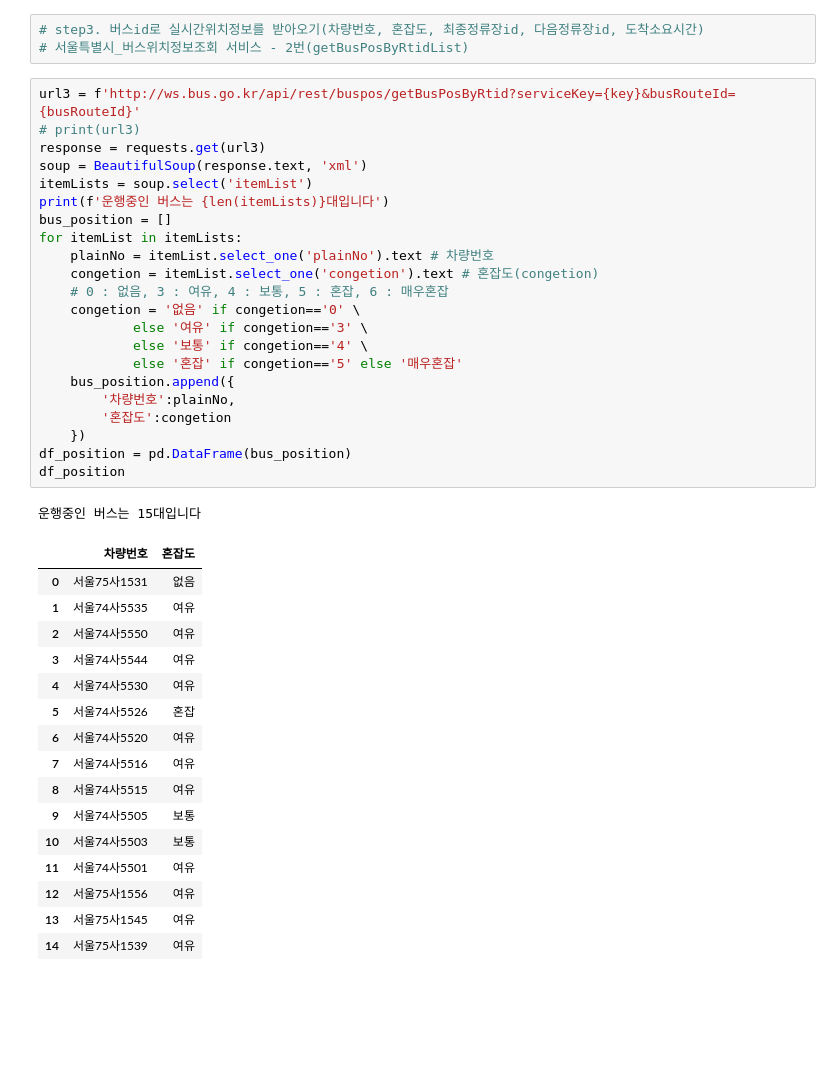
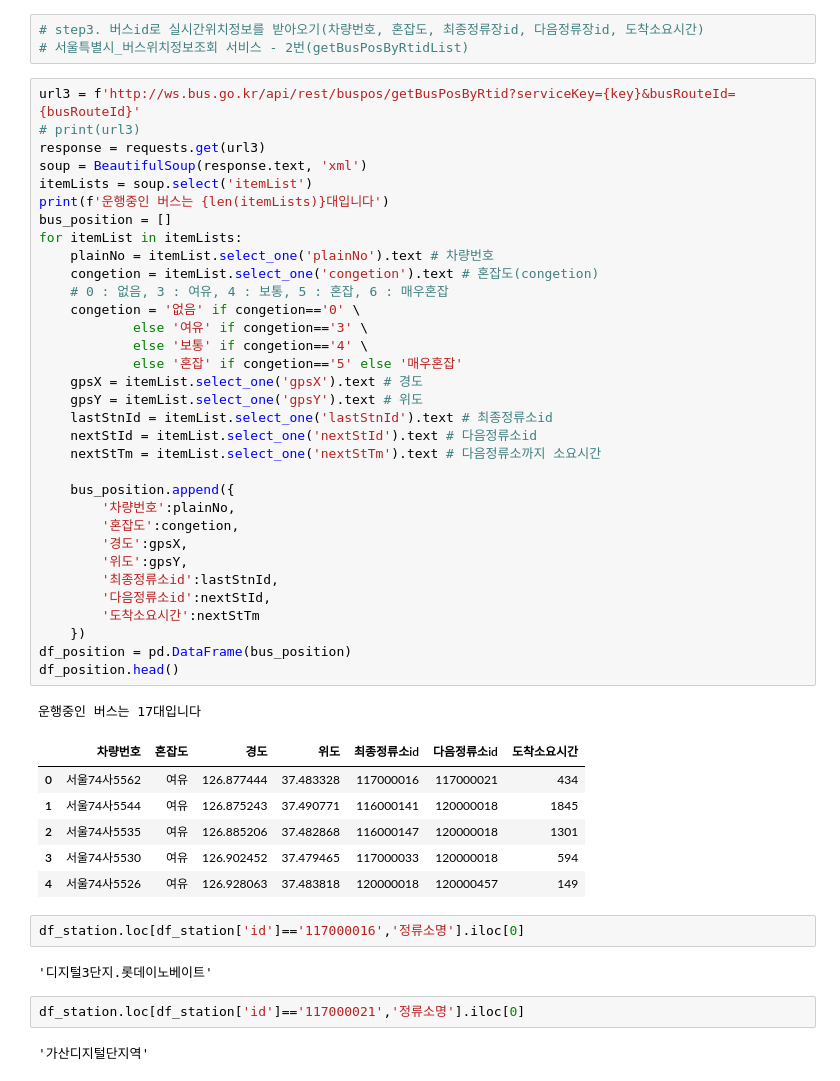
Before and after one commit to hurjoung/ai, a Jupyter notebook: source/01_python/ch14_웹데이터수집1_정적_공공api.ipynb, the cells around one changed output. Saved outputs shown, nothing was run; the diff lists cells and outputs as text; blank space fills up the shorter version.

```diff
--- a/source/01_python/ch14_웹데이터수집1_정적_공공api.ipynb
+++ b/source/01_python/ch14_웹데이터수집1_정적_공공api.ipynb
@@ -1217,40 +1216,49 @@ df_station.head()
 # %%
 url3 = f'http://ws.bus.go.kr/api/rest/buspos/getBusPosByRtid?serviceKey={key}&busRouteId={busRouteId}'
 # print(url3)
 response = requests.get(url3)
 soup = BeautifulSoup(response.text, 'xml')
 itemLists = soup.select('itemList')
 print(f'운행중인 버스는 {len(itemLists)}대입니다')
 bus_position = []
 for itemList in itemLists:
     plainNo = itemList.select_one('plainNo').text # 차량번호
     congetion = itemList.select_one('congetion').text # 혼잡도(congetion)
     # 0 : 없음, 3 : 여유, 4 : 보통, 5 : 혼잡, 6 : 매우혼잡
     congetion = '없음' if congetion=='0' \
             else '여유' if congetion=='3' \
             else '보통' if congetion=='4' \
             else '혼잡' if congetion=='5' else '매우혼잡'
+    gpsX = itemList.select_one('gpsX').text # 경도
+    gpsY = itemList.select_one('gpsY').text # 위도
+    lastStnId = itemList.select_one('lastStnId').text # 최종정류소id
+    nextStId = itemList.select_one('nextStId').text # 다음정류소id
+    nextStTm = itemList.select_one('nextStTm').text # 다음정류소까지 소요시간
+
     bus_position.append({
         '차량번호':plainNo,
-        '혼잡도':congetion
+        '혼잡도':congetion,
+        '경도':gpsX,
+        '위도':gpsY,
+        '최종정류소id':lastStnId,
+        '다음정류소id':nextStId,
+        '도착소요시간':nextStTm
     })
 df_position = pd.DataFrame(bus_position)
-df_position
+df_position.head()
 # %% [output]
-운행중인 버스는 15대입니다
+운행중인 버스는 17대입니다
-|  | 차량번호 | 혼잡도 |
-| 0 | 서울75사1531 | 없음 |
-| 1 | 서울74사5535 | 여유 |
-| 2 | 서울74사5550 | 여유 |
-| 3 | 서울74사5544 | 여유 |
-| 4 | 서울74사5530 | 여유 |
-| 5 | 서울74사5526 | 혼잡 |
-| 6 | 서울74사5520 | 여유 |
-| 7 | 서울74사5516 | 여유 |
-| 8 | 서울74사5515 | 여유 |
-| 9 | 서울74사5505 | 보통 |
-| 10 | 서울74사5503 | 보통 |
-| 11 | 서울74사5501 | 여유 |
-| 12 | 서울75사1556 | 여유 |
-| 13 | 서울75사1545 | 여유 |
-| 14 | 서울75사1539 | 여유 |
+|  | 차량번호 | 혼잡도 | 경도 | 위도 | 최종정류소id | 다음정류소id | 도착소요시간 |
+| 0 | 서울74사5562 | 여유 | 126.877444 | 37.483328 | 117000016 | 117000021 | 434 |
+| 1 | 서울74사5544 | 여유 | 126.875243 | 37.490771 | 116000141 | 120000018 | 1845 |
+| 2 | 서울74사5535 | 여유 | 126.885206 | 37.482868 | 116000147 | 120000018 | 1301 |
+| 3 | 서울74사5530 | 여유 | 126.902452 | 37.479465 | 117000033 | 120000018 | 594 |
+| 4 | 서울74사5526 | 여유 | 126.928063 | 37.483818 | 120000018 | 120000457 | 149 |
+# %%
+df_station.loc[df_station['id']=='117000016','정류소명'].iloc[0]
+# %% [output]
+'디지털3단지.롯데이노베이트'
+# %%
+df_station.loc[df_station['id']=='117000021','정류소명'].iloc[0]
+# %% [output]
+'가산디지털단지역'
```
Also changed, not shown: parts of 9 cells of this notebook, 6 other files.
